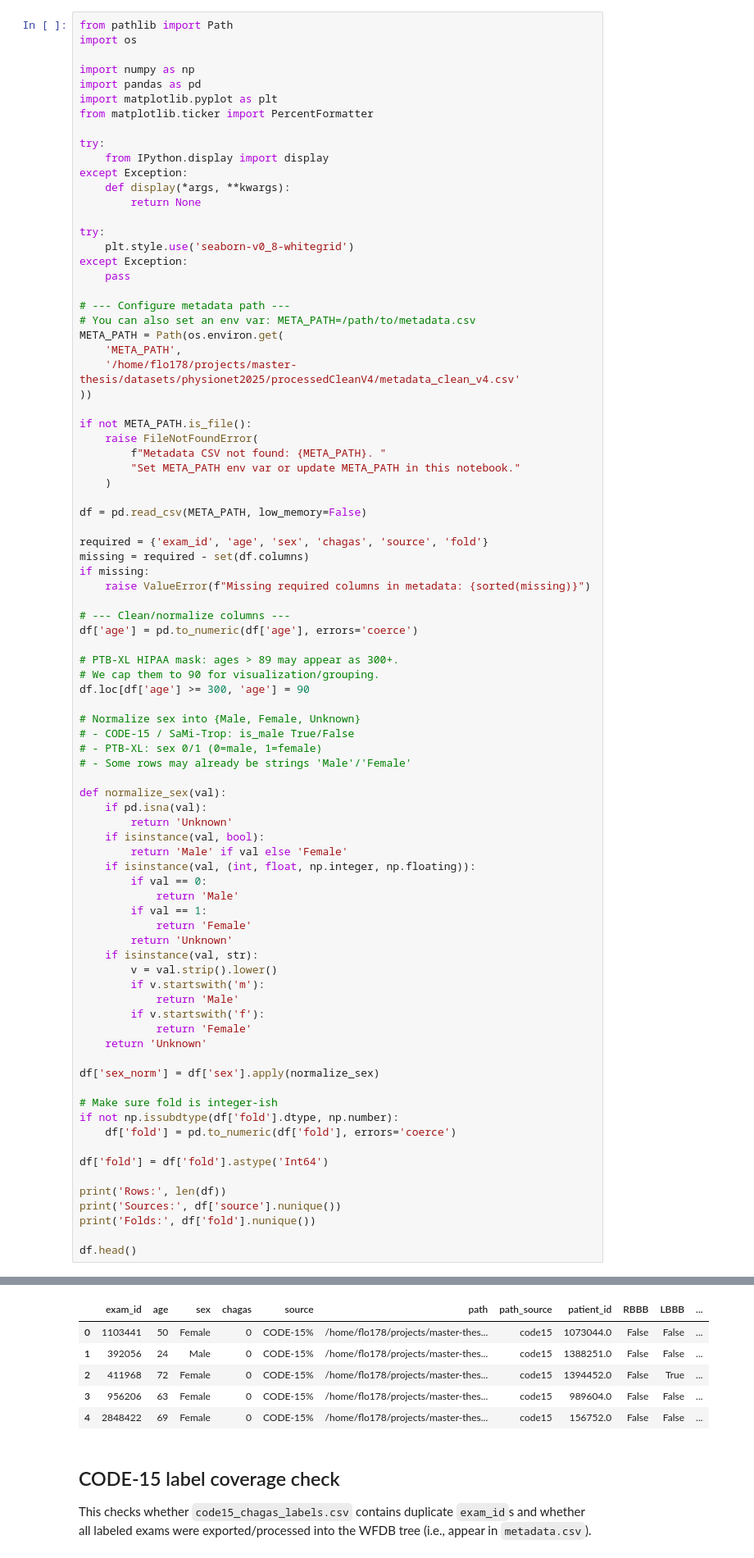
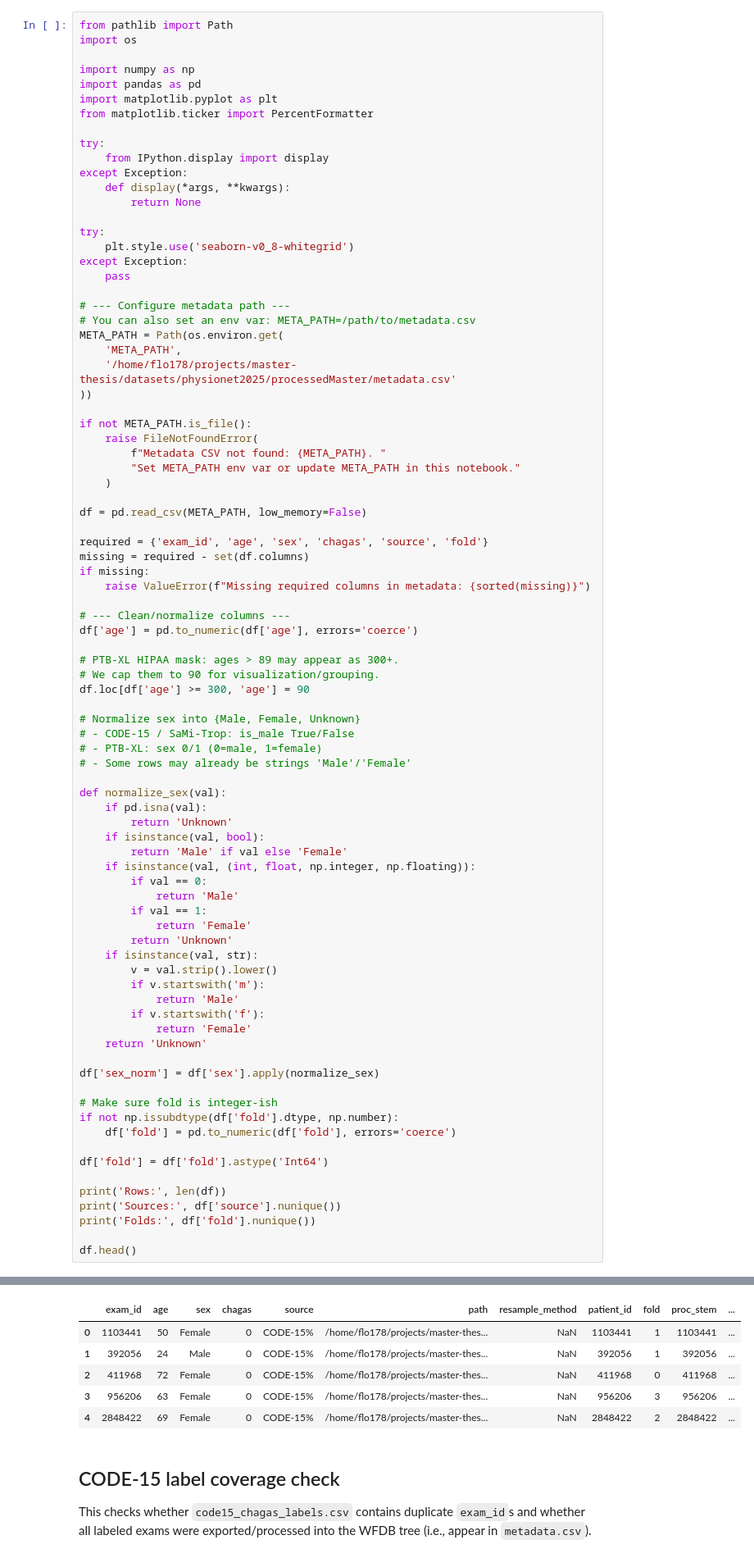
Before and after one commit to floherzler/ecg-chagas-embeddings, a Jupyter notebook: src/ecg_chagas_embeddings/notebooks/datasets.ipynb, the cells around one changed output, grey strips where cells are left out. Shown: that part at 82% size. Cells and saved outputs as stored; diff of their text form.

```diff
--- a/src/ecg_chagas_embeddings/notebooks/datasets.ipynb
+++ b/src/ecg_chagas_embeddings/notebooks/datasets.ipynb
@@ -35,7 +35,7 @@ except Exception:
 # You can also set an env var: META_PATH=/path/to/metadata.csv
 META_PATH = Path(os.environ.get(
     'META_PATH',
-    '/home/flo178/projects/master-thesis/datasets/physionet2025/processedCleanV4/metadata_clean_v4.csv'
+    '/home/flo178/projects/master-thesis/datasets/physionet2025/processedMaster/metadata.csv'
 ))
 
 if not META_PATH.is_file():
@@ -72,39 +72,39 @@ def normalize_sex(val):
         if val == 0:
             return 'Male'
         if val == 1:
             return 'Female'
         return 'Unknown'
     if isinstance(val, str):
         v = val.strip().lower()
         if v.startswith('m'):
             return 'Male'
         if v.startswith('f'):
             return 'Female'
     return 'Unknown'
 
 df['sex_norm'] = df['sex'].apply(normalize_sex)
 
 # Make sure fold is integer-ish
 if not np.issubdtype(df['fold'].dtype, np.number):
     df['fold'] = pd.to_numeric(df['fold'], errors='coerce')
 
 df['fold'] = df['fold'].astype('Int64')
 
 print('Rows:', len(df))
 print('Sources:', df['source'].nunique())
 print('Folds:', df['fold'].nunique())
 
 df.head()
 # %% [output]
 Rows: 366185
 Sources: 3
 Folds: 5
-|  | exam_id | age | sex | chagas | source | path | path_source | patient_id | RBBB | LBBB | ... |
-| 0 | 1103441 | 50 | Female | 0 | CODE-15% | /home/flo178/projects/master-thes... | code15 | 1073044.0 | False | False | ... |
-| 1 | 392056 | 24 | Male | 0 | CODE-15% | /home/flo178/projects/master-thes... | code15 | 1388251.0 | False | False | ... |
-| 2 | 411968 | 72 | Female | 0 | CODE-15% | /home/flo178/projects/master-thes... | code15 | 1394452.0 | False | True | ... |
-| 3 | 956206 | 63 | Female | 0 | CODE-15% | /home/flo178/projects/master-thes... | code15 | 989604.0 | False | False | ... |
-| 4 | 2848422 | 69 | Female | 0 | CODE-15% | /home/flo178/projects/master-thes... | code15 | 156752.0 | False | False | ... |
+|  | exam_id | age | sex | chagas | source | path | resample_method | patient_id | fold | proc_stem | ... |
+| 0 | 1103441 | 50 | Female | 0 | CODE-15% | /home/flo178/projects/master-thes... | NaN | 1103441 | 1 | 1103441 | ... |
+| 1 | 392056 | 24 | Male | 0 | CODE-15% | /home/flo178/projects/master-thes... | NaN | 392056 | 1 | 392056 | ... |
+| 2 | 411968 | 72 | Female | 0 | CODE-15% | /home/flo178/projects/master-thes... | NaN | 411968 | 0 | 411968 | ... |
+| 3 | 956206 | 63 | Female | 0 | CODE-15% | /home/flo178/projects/master-thes... | NaN | 956206 | 3 | 956206 | ... |
+| 4 | 2848422 | 69 | Female | 0 | CODE-15% | /home/flo178/projects/master-thes... | NaN | 2848422 | 2 | 2848422 | ... |
 # %% [markdown]
 ## CODE-15 label coverage check
 
```
Also changed, not shown: parts of 4 cells of this notebook, 1 other file.
